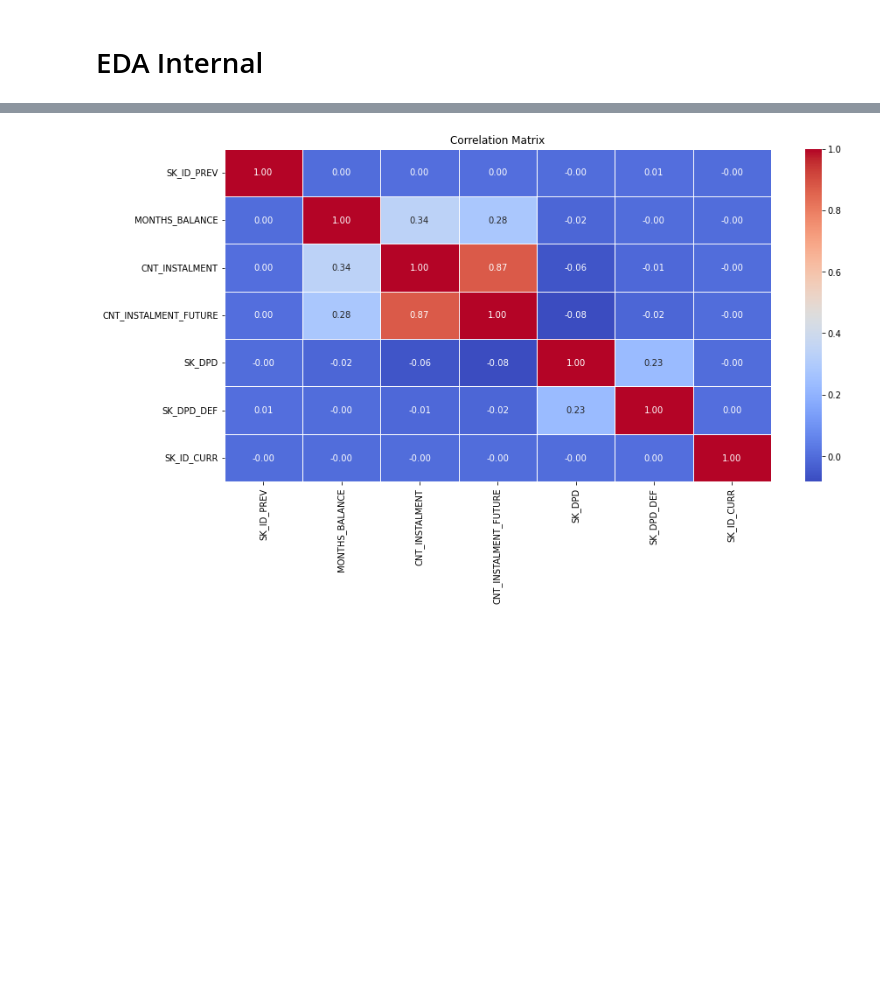
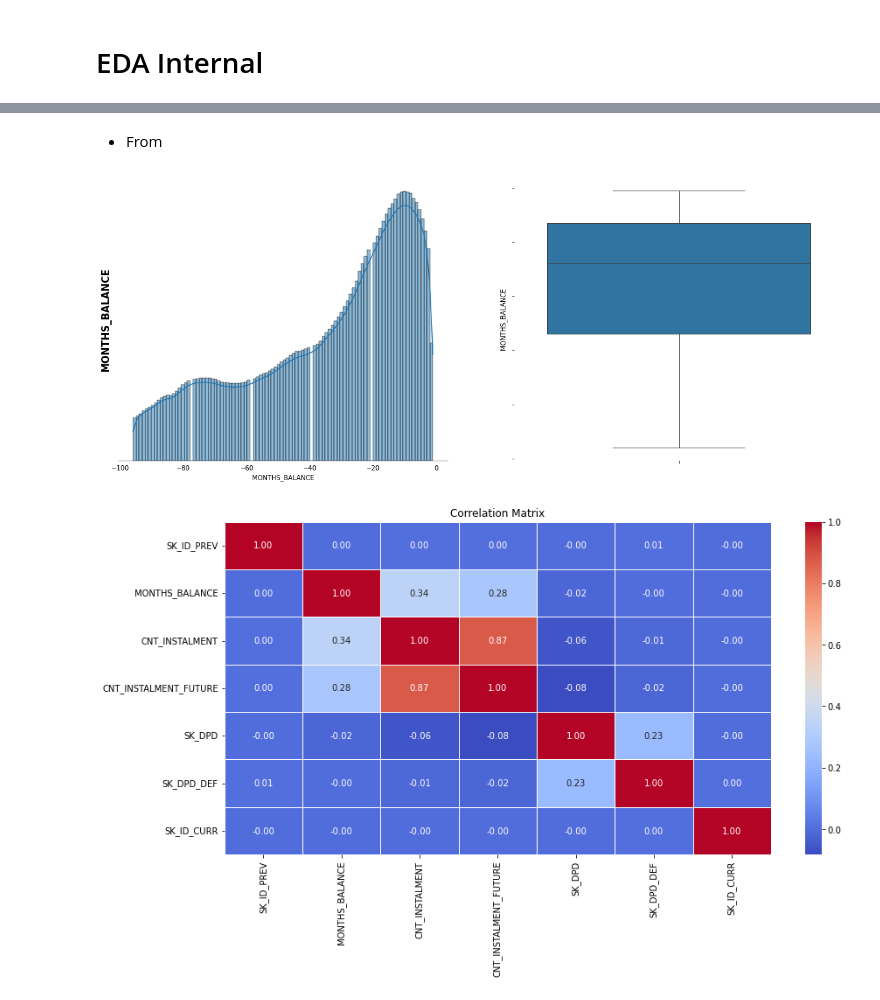
Before and after one commit to dunp7/Home-Default-Credit-Risk, a Jupyter notebook: Cleaning + EDA/POS_Cash_Balance.ipynb, the cells around one changed output, grey strips where cells are left out. Saved outputs shown, nothing was run; the diff lists cells and outputs as text; code cells hidden in the pictures; blank space fills up the shorter version.

```diff
--- a/Cleaning + EDA/POS_Cash_Balance.ipynb
+++ b/Cleaning + EDA/POS_Cash_Balance.ipynb
@@ -136,3 +109,10 @@ ax2.tick_params(left = False,bottom = False)
+# %% [markdown]
++ From
+# %%
+obj2 = Univariate_Analysis(df= pos , col= 'MONTHS_BALANCE', num= True)
+obj2.visualize()
+# %% [output]
+[figure, added]
 # %%
 num = pos_check.numdf
 cat = pos_check.catdf
```
Also changed, not shown: parts of 4 cells of this notebook, 1 other file.
